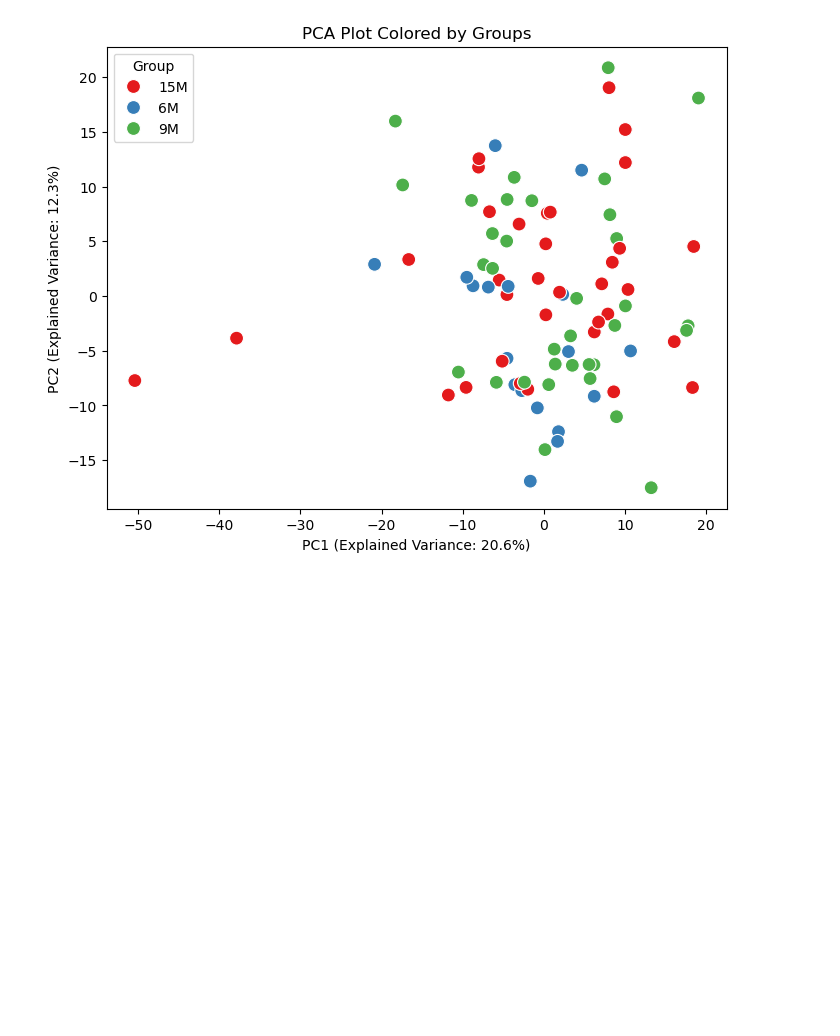
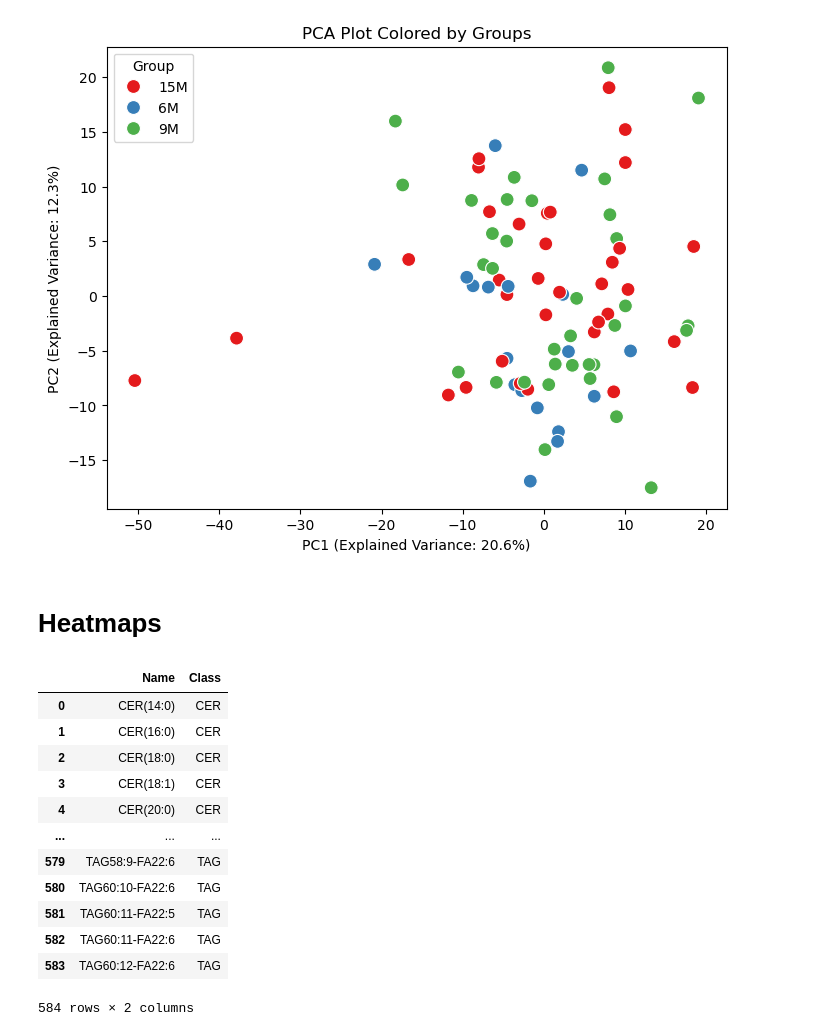
Before and after one commit to RaymondSHANG/P3_metabolon, a Jupyter notebook: code/data_preprocessing_lipidomics_Species.ipynb, the cells around one changed output. Cells and saved outputs as stored; diff of their text form; code cells hidden in the pictures; blank space fills up the shorter version.

```diff
--- a/code/data_preprocessing_lipidomics_Species.ipynb
+++ b/code/data_preprocessing_lipidomics_Species.ipynb
@@ -579,3 +579,22 @@ plt.legend(title="Group")
 plt.show()
 # %% [output]
 [figure]
+# %% [markdown]
+# Heatmaps
+# %%
+chemical_info_lipid_filter = chemical_info_lipid_filter.reset_index()
+chemical_info_lipid_filter
+# %% [output]
+|  | Name | Class |
+| 0 | CER(14:0) | CER |
+| 1 | CER(16:0) | CER |
+| 2 | CER(18:0) | CER |
+| 3 | CER(18:1) | CER |
+| 4 | CER(20:0) | CER |
+| ... | ... | ... |
+| 579 | TAG58:9-FA22:6 | TAG |
+| 580 | TAG60:10-FA22:6 | TAG |
+| 581 | TAG60:11-FA22:5 | TAG |
+| 582 | TAG60:11-FA22:6 | TAG |
+| 583 | TAG60:12-FA22:6 | TAG |
+584 rows × 2 columns
```
Also changed, not shown: parts of 12 cells of this notebook.
